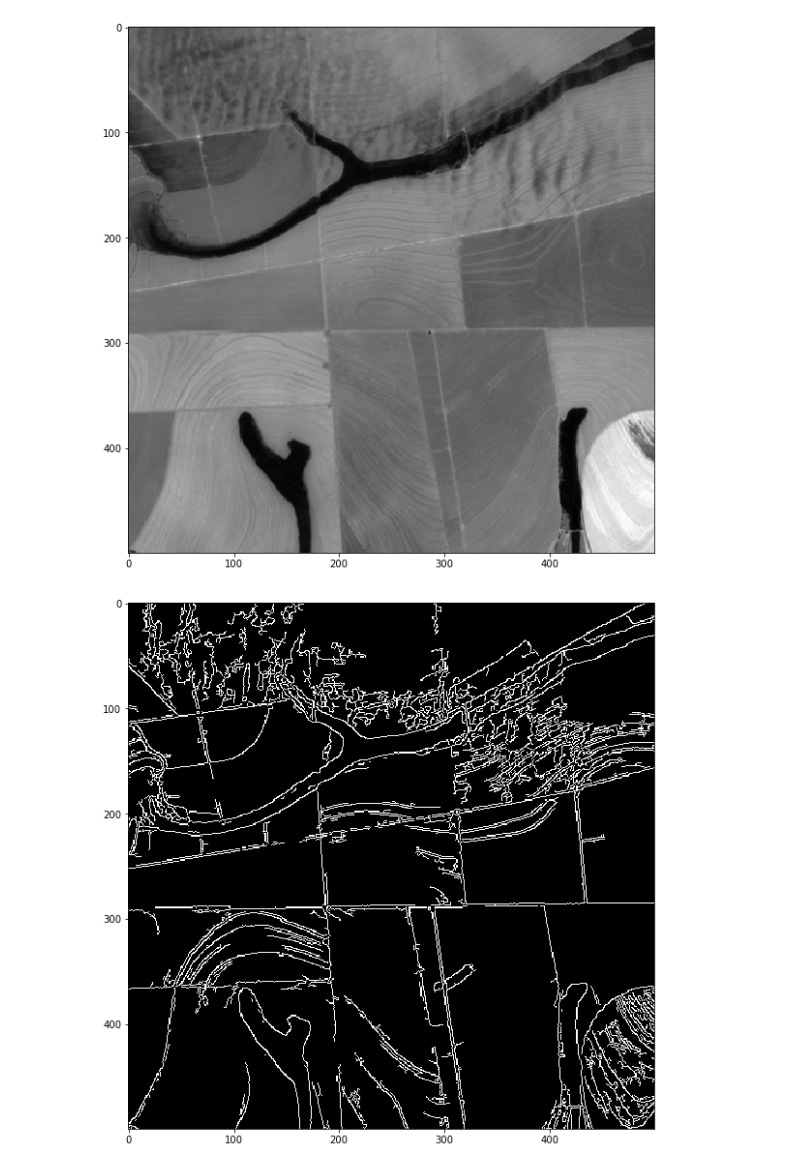
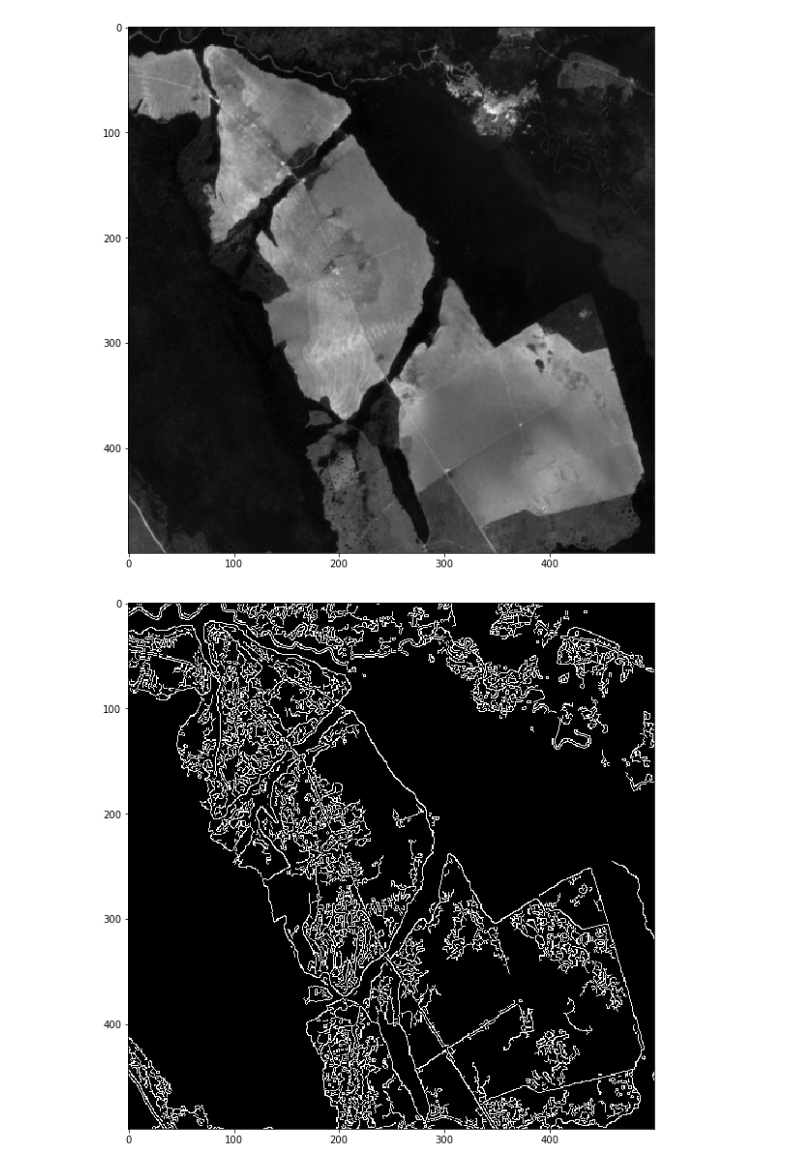
Before and after one commit to renatobanzai/banzai_image_segmentation, a Jupyter notebook: finding_polygon.ipynb, the cells around one changed output. Saved outputs shown, nothing was run; the diff lists cells and outputs as text; code cells hidden in the pictures.

```diff
--- a/finding_polygon.ipynb
+++ b/finding_polygon.ipynb
@@ -9,21 +9,24 @@ sys.setrecursionlimit(25000)
 plt.rcParams['figure.figsize'] = [10, 10]
 # %%
 # raw image
-img = cv2.imread("./data/talhao_101035/interest_b0420201015.tif", -1)
+#img = cv2.imread("./data/talhao_101035/interest_b0420201015.tif", -1)
+#img = cv2.imread("./data/talhao_103330/interest_b0420201217.tif", -1)
 #img = cv2.imread("./data/talhao_100767/interest_b0420201015.tif", -1)
+#img = cv2.imread("./data/talhao_102996/interest_b0420201013.tif", -1)
+img = cv2.imread("./data/talhao_102939/interest_b0420201105.tif", -1)
 # image converted to 8bits
 img_8bits = cv2.convertScaleAbs(img, alpha=0.03)
 
 
 img_equalized = cv2.equalizeHist(img_8bits)
 img_blur = cv2.GaussianBlur(img_8bits, (5,5), 0 )
 img_lap = cv2.Laplacian(img_8bits, cv2.CV_64F)
 img_lap = np.uint8(np.absolute(img_lap))
 
 plt.imshow(img_8bits,cmap = 'gray')
 plt.show()
 # %% [output]
-[figure, old version]
+[figure, new version]
 # %%
 def get_8bits(img_source, show=False):
     img_8bits = cv2.convertScaleAbs(img_source, alpha=0.03)
@@ -43,7 +46,7 @@ def get_edges(img_source, show=False):
 img_8bits_test = get_8bits(img, show=False)
 img_edges = get_edges(img_8bits_test, show=True)
 # %% [output]
-[figure, old version]
+[figure, new version]
 # %%
 def get_hough_lines_p(img_source,
                       rho,
```
Also changed, not shown: parts of 7 cells of this notebook, 4 other files.
